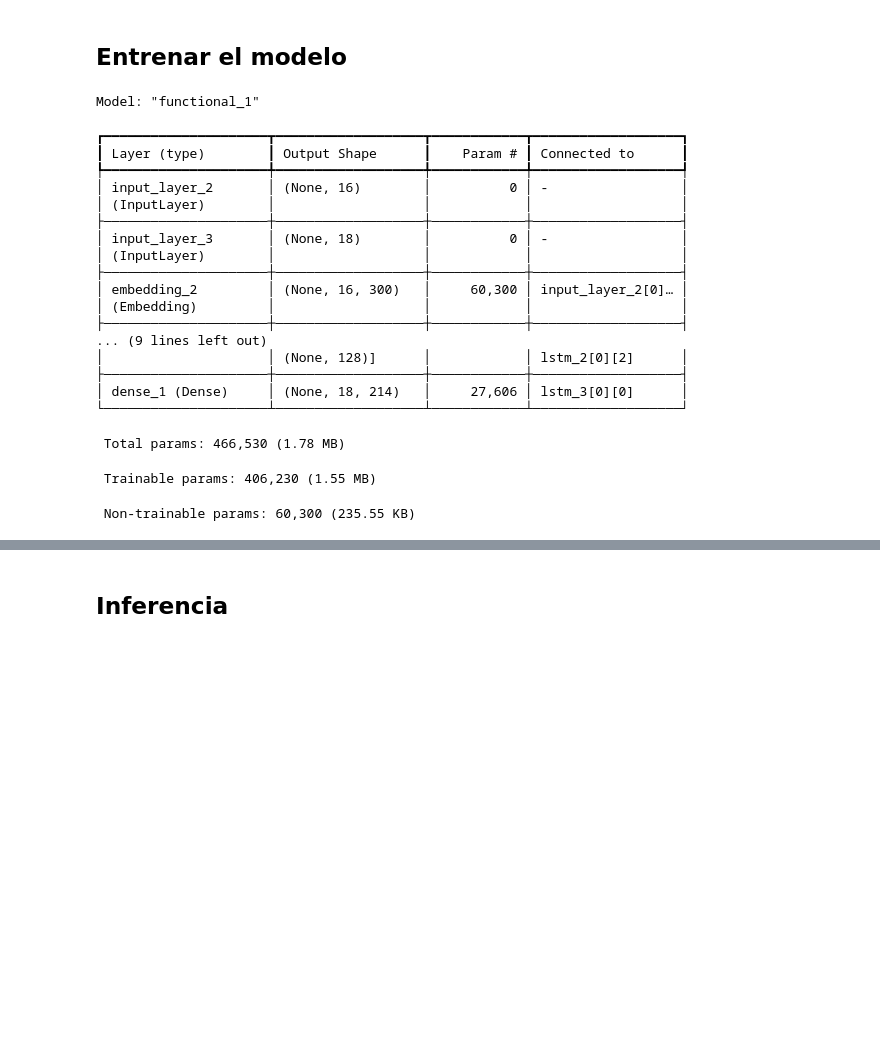
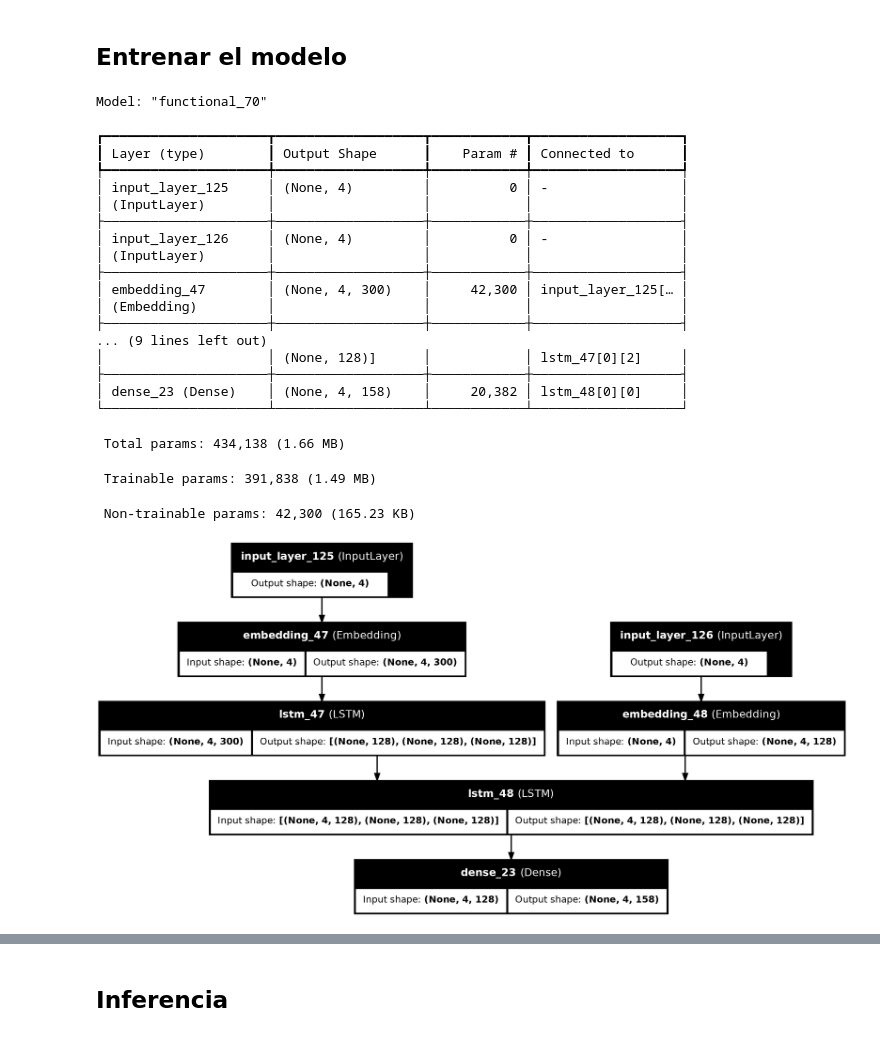
Before and after one commit to ChristianConchari/desafios_nlp, a Jupyter notebook: desafio_4/solution_notebook.ipynb, the cells around one changed output, grey strips where cells are left out. Saved outputs shown, nothing was run; the diff lists cells and outputs as text; code cells hidden in the pictures; blank space fills up the shorter version.

```diff
--- a/desafio_4/solution_notebook.ipynb
+++ b/desafio_4/solution_notebook.ipynb
@@ -386,32 +387,36 @@ decoder_dense = Dense(num_words_output, activation='softmax', kernel_regularizer
 decoder_outputs = decoder_dense(decoder_outputs)
 model = Model([encoder_inputs, decoder_inputs], decoder_outputs)
 
-optimizer = tf.keras.optimizers.Adam(learning_rate=0.001)
+optimizer = tf.keras.optimizers.Adam(learning_rate=0.01)
 
 model.compile(loss='categorical_crossentropy', optimizer=optimizer, metrics=['categorical_accuracy'])
 model.summary()
 # %% [output]
-Model: "functional_1"
+Model: "functional_70"
 ┏━━━━━━━━━━━━━━━━━━━━━┳━━━━━━━━━━━━━━━━━━━┳━━━━━━━━━━━━┳━━━━━━━━━━━━━━━━━━━┓
 ┃ Layer (type)        ┃ Output Shape      ┃    Param # ┃ Connected to      ┃
 ┡━━━━━━━━━━━━━━━━━━━━━╇━━━━━━━━━━━━━━━━━━━╇━━━━━━━━━━━━╇━━━━━━━━━━━━━━━━━━━┩
-│ input_layer_2       │ (None, 16)        │          0 │ -                 │
+│ input_layer_125     │ (None, 4)         │          0 │ -                 │
 │ (InputLayer)        │                   │            │                   │
 ├─────────────────────┼───────────────────┼────────────┼───────────────────┤
-│ input_layer_3       │ (None, 18)        │          0 │ -                 │
+│ input_layer_126     │ (None, 4)         │          0 │ -                 │
 │ (InputLayer)        │                   │            │                   │
 ├─────────────────────┼───────────────────┼────────────┼───────────────────┤
-│ embedding_2         │ (None, 16, 300)   │     60,300 │ input_layer_2[0]… │
+│ embedding_47        │ (None, 4, 300)    │     42,300 │ input_layer_125[… │
 │ (Embedding)         │                   │            │                   │
 ├─────────────────────┼───────────────────┼────────────┼───────────────────┤
 ... (9 lines left out)
-│                     │ (None, 128)]      │            │ lstm_2[0][2]      │
+│                     │ (None, 128)]      │            │ lstm_47[0][2]     │
 ├─────────────────────┼───────────────────┼────────────┼───────────────────┤
-│ dense_1 (Dense)     │ (None, 18, 214)   │     27,606 │ lstm_3[0][0]      │
+│ dense_23 (Dense)    │ (None, 4, 158)    │     20,382 │ lstm_48[0][0]     │
 └─────────────────────┴───────────────────┴────────────┴───────────────────┘
- Total params: 466,530 (1.78 MB)
+ Total params: 434,138 (1.66 MB)
- Trainable params: 406,230 (1.55 MB)
+ Trainable params: 391,838 (1.49 MB)
- Non-trainable params: 60,300 (235.55 KB)
+ Non-trainable params: 42,300 (165.23 KB)
+# %%
+plot_model(model, to_file='model_plot.png', show_shapes=True, show_layer_names=True)
+# %% [output]
+[figure, added]
 # %%
 encoder_model = Model(encoder_inputs, encoder_states)
 # %%
```
Also changed, not shown: parts of 18 cells of this notebook.
